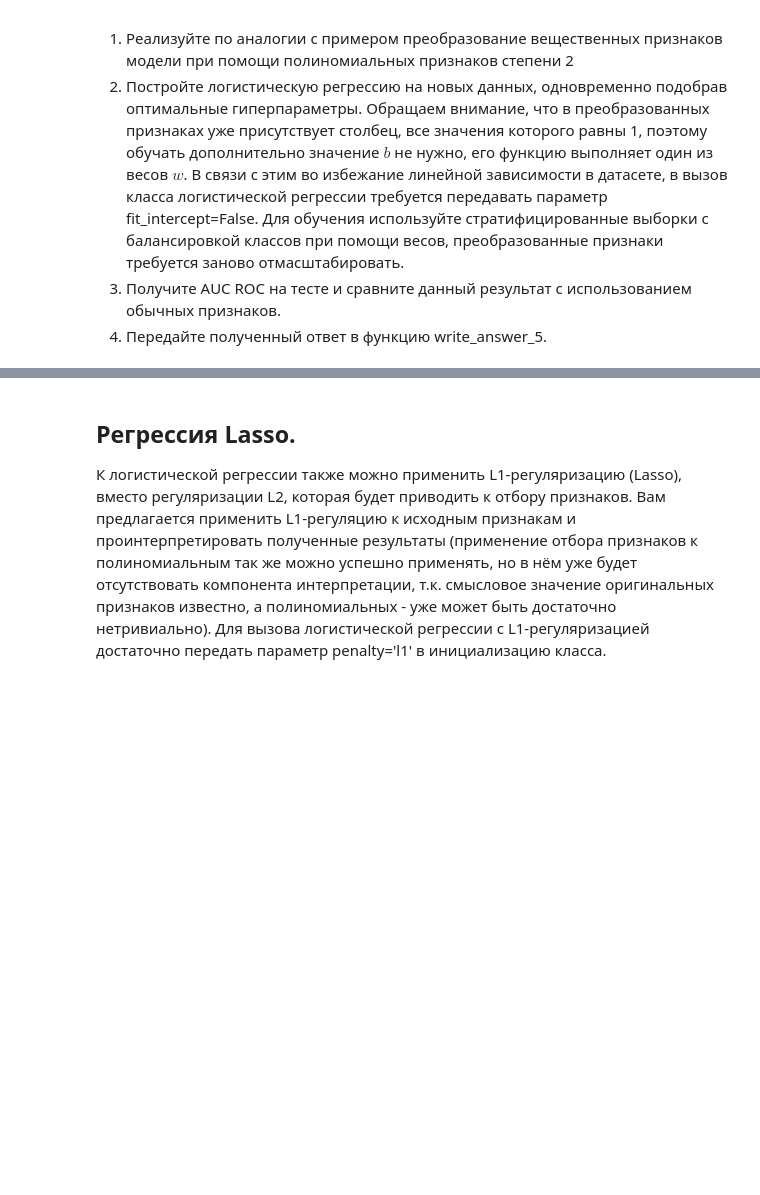
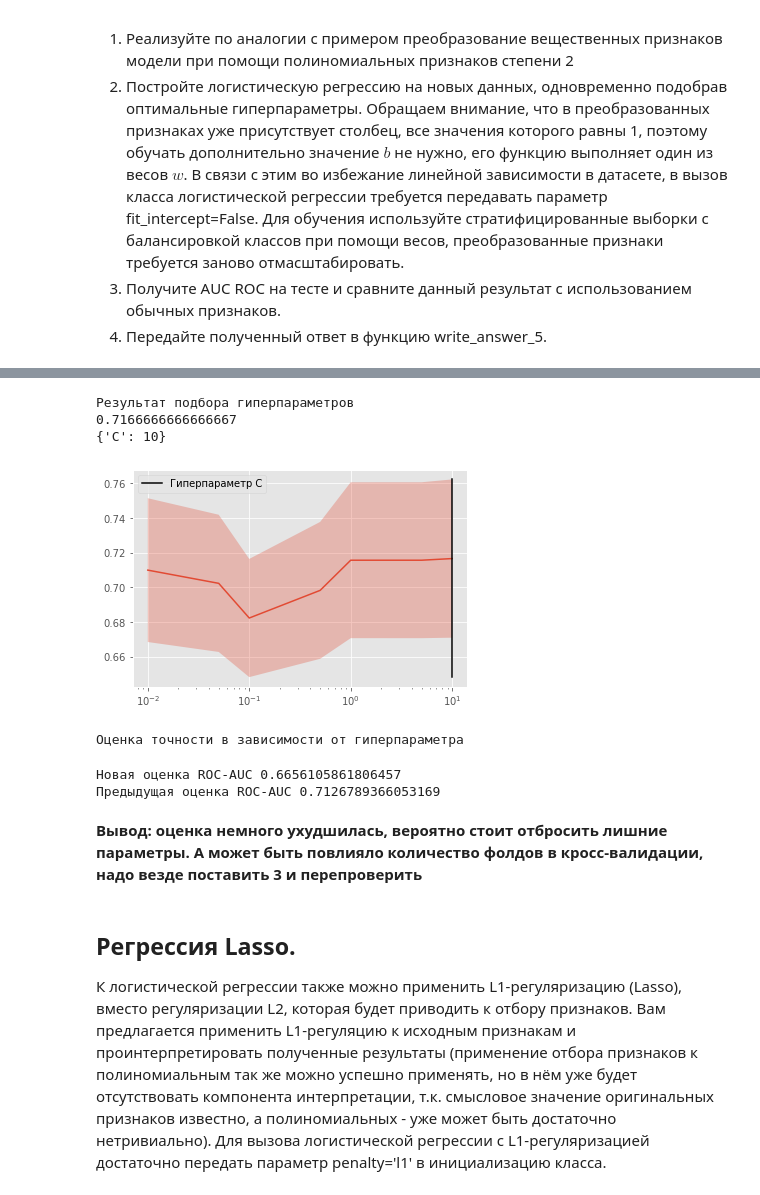
Before and after one commit to daria-popova/coursera_ML, a Jupyter notebook: week2-3/task1_Preprocessing_LR_Coursera.ipynb, the cells around one changed output, grey strips where cells are left out. Cells and saved outputs as stored; diff of their text form; code cells hidden in the pictures; blank space fills up the shorter version.

```diff
--- a/week2-3/task1_Preprocessing_LR_Coursera.ipynb
+++ b/week2-3/task1_Preprocessing_LR_Coursera.ipynb
@@ -831,0 +949,20 @@ def write_answer_5(auc):
+# %%
+%%time
+transform = PolynomialFeatures(2)
+"""Обучаем преобразование на обучающей выборке, применяем его к тестовой"""
+X_train_real_poly = transform.fit_transform(X_train_real_stratify)
+X_test_real_poly = transform.transform(X_test_real_stratify)
+
+#заново нормируем данные(только вещественные)
+scaler = StandardScaler()
+X_train_real_poly_scaled = scaler.fit(X_train_real_poly).transform(X_train_real_poly)
+X_test_real_poly_scaled = scaler.fit(X_test_real_poly).transform(X_test_real_poly)
+
+#объединяем с категориальными
+X_train_poly = np.hstack((X_train_real_poly_scaled, X_train_cat_stratify))
+X_test_poly = np.hstack((X_test_real_poly_scaled, X_test_cat_stratify))
+
+#обучаем регрессию
+param_grid = {'C': [0.01, 0.05, 0.1, 0.5, 1, 5, 10]}
+grid_cv_poly = GridSearchCV(LogisticRegression(class_weight='balanced', fit_intercept=False), param_grid, cv=cv, n_jobs=-1)
+grid_cv_poly.fit(X_train_poly, y_train_stratify)
@@ -832,3 +976,28 @@ def write_answer_5(auc):
+# %%
+#проверяем качество модели и качество подбора гиперпараметров
+print("Результат подбора гиперпараметров ")
+print(grid_cv_poly.best_score_)
+print(grid_cv_poly.best_params_)
+# %% [output]
+Результат подбора гиперпараметров
+0.7166666666666667
+{'C': 10}
+# %%
+plot_scores(grid_cv_poly)
+print("Оценка точности в зависимости от гиперпараметра")
+# %% [output]
+[figure, added]
+Оценка точности в зависимости от гиперпараметра
+# %%
+score_poly = roc_auc_score(y_test_stratify, grid_cv_poly.best_estimator_.predict(X_test_poly))
+print("Новая оценка ROC-AUC", score_poly)
+print("Предыдущая оценка ROC-AUC", score_stratify)
+#TODO перепроверить эту часть
+# %% [output]
+Новая оценка ROC-AUC 0.6656105861806457
+Предыдущая оценка ROC-AUC 0.7126789366053169
+# %% [markdown]
+**Вывод: оценка немного ухудшилась, вероятно стоит отбросить лишние параметры. А может быть повлияло количество фолдов в кросс-валидации, надо везде поставить 3 и перепроверить**
 # %% [markdown]
 ## Регрессия Lasso.
 К логистической регрессии также можно применить L1-регуляризацию (Lasso), вместо регуляризации L2, которая будет приводить к отбору признаков. Вам предлагается применить L1-регуляцию к исходным признакам и проинтерпретировать полученные результаты (применение отбора признаков к полиномиальным так же можно успешно применять, но в нём уже будет отсутствовать компонента интерпретации, т.к. смысловое значение оригинальных признаков известно, а полиномиальных - уже может быть достаточно нетривиально). Для вызова логистической регрессии с L1-регуляризацией достаточно передать параметр penalty='l1' в инициализацию класса.
```
Also changed, not shown: parts of 34 cells of this notebook.
